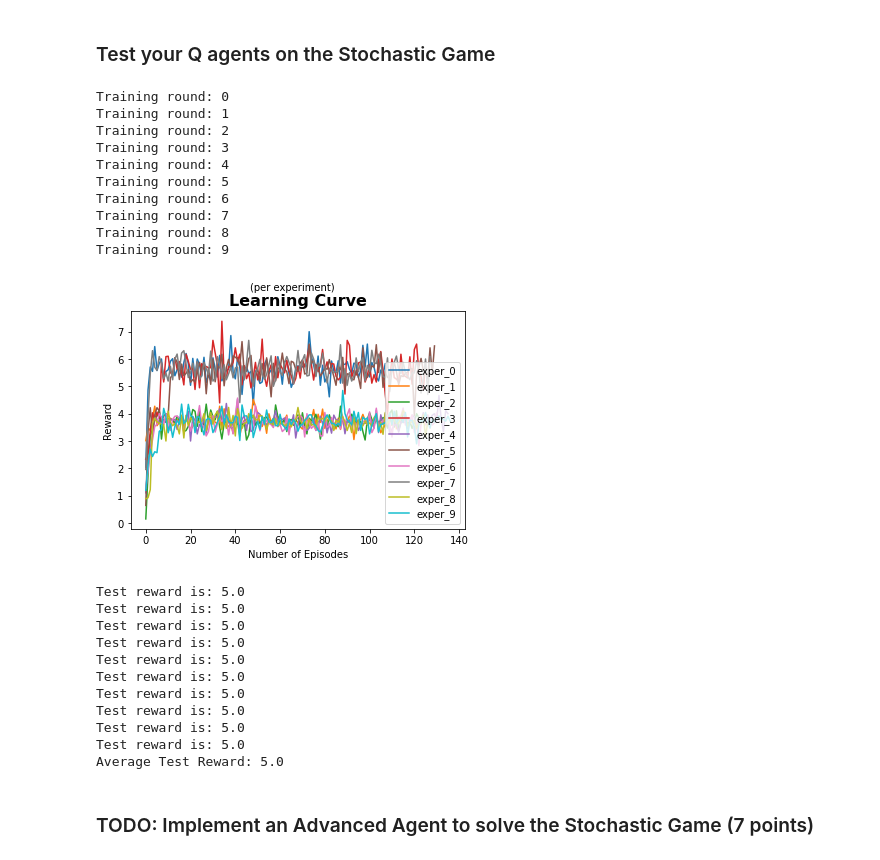
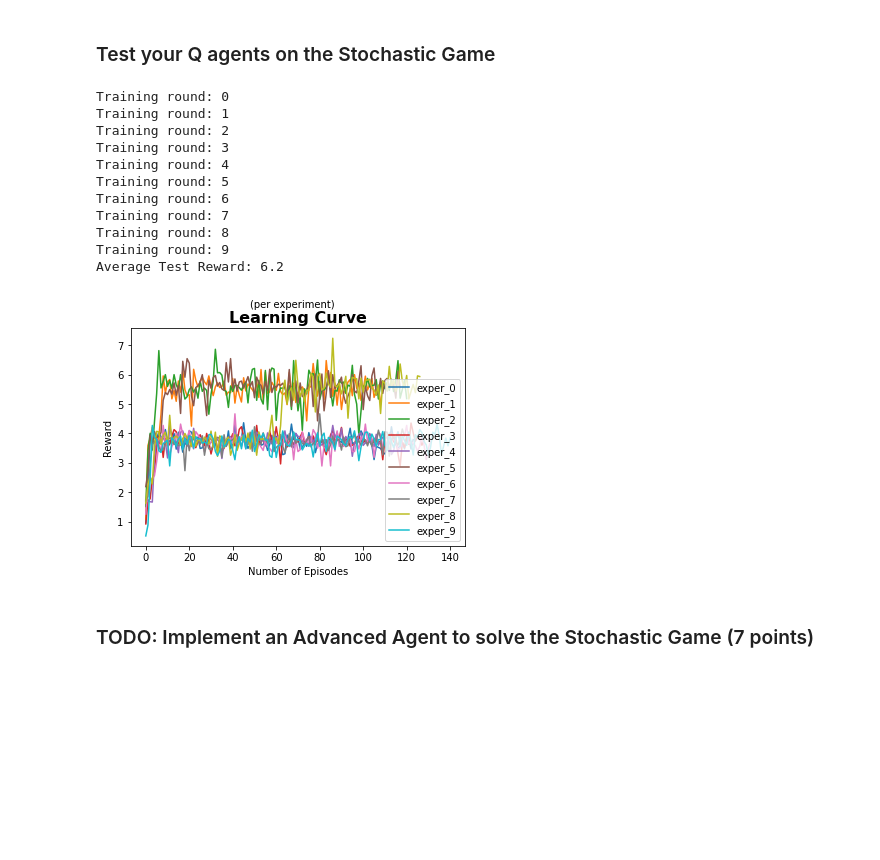
Before and after one commit to apof/Multi-Agent-RL, a Jupyter notebook: COMP0124_MAAI_2021_Individual_CW_Public.ipynb, the cells around one changed output. Cells and saved outputs as stored; diff of their text form; code cells hidden in the pictures; blank space fills up the shorter version.

```diff
--- a/COMP0124_MAAI_2021_Individual_CW_Public.ipynb
+++ b/COMP0124_MAAI_2021_Individual_CW_Public.ipynb
@@ -554,7 +554,7 @@ class QAgent(BaseQAgent):
         self.R.clear()
         self.count_R.clear()
 
-    def update(self, observation, action, reward, next_observation, done):
+    def update(self, observation, action, reward, next_observation, done, exploration):
         self.count_R[observation][action] += 1.0
         self.R[observation][action] += (reward - self.R[observation][action]) / self.count_R[observation][action]
 
@@ -572,7 +572,8 @@ class QAgent(BaseQAgent):
         Q[action] = (1-self.phi)*Q[action] + self.phi*(reward + self.gamma*V)
         self.Q[observation] = Q
 
-        self.update_policy(observation, action)
+        if(exploration == True):
+          self.update_policy(observation, action)
 
 
         self.epoch += 1
@@ -607,7 +608,7 @@ def rollout(env, agents, exploration=True, max_iter=5000, log_episode_interval=1
       next_state_n, reward_n, done_n, _ = env.step(actions)
       episode_reward += np.mean(reward_n)
       for j, (state, reward, next_state, done, agent) in enumerate(zip(state_n, reward_n, next_state_n, done_n, agents)):
-          agent.update(state, actions[j], reward, next_state, done)
+          agent.update(state, actions[j], reward, next_state, done, exploration)
       state_n = next_state_n
       if np.all(done_n):
           state_n = env.reset()
@@ -630,6 +631,9 @@ TRAINING_ROUNDS = 10
 rewards_per_round = []
 labels = []
 
+average_test_reward = 0
+
+
 for i in range(TRAINING_ROUNDS):
 
     agent_num = 2
@@ -644,69 +648,46 @@ for i in range(TRAINING_ROUNDS):
     print("Training round: " + str(i))
     train_recorded_episodes, train_recorded_episode_reward = rollout(env=env,
                                                                  agents=agents,
                                                                  exploration=True,
                                                                  max_iter=50000)
     rewards_per_round.append(train_recorded_episode_reward)
     labels.append("exper_" + str(i))
 
+    # Testing
+    test_recorded_episodes, test_recorded_episode_reward = rollout(env=env,
+                                                               agents=agents,
+                                                               exploration=False,
+                                                               max_iter=10,
+                                                               log_episode_interval=1)
+    #print('Test reward is:', np.mean(test_recorded_episode_reward))
+    average_test_reward += np.mean(test_recorded_episode_reward)
+
+print("Average Test Reward: " + str(average_test_reward/TRAINING_ROUNDS))
+
 for i in range(TRAINING_ROUNDS):
   plt.plot(rewards_per_round[i], label=labels[i])
 
 # Add legend
 plt.legend(loc='lower right')
 # Add title and x, y labels
 plt.title("Learning Curve", fontsize=16, fontweight='bold')
 plt.suptitle("(per experiment)", fontsize=10)
 plt.xlabel("Number of Episodes")
 plt.ylabel("Reward")
 plt.show()
-
-
-'''fig = plt.figure(figsize=(6, 5))
-ax = fig.add_subplot(111)
-ax.plot(train_recorded_episodes, train_recorded_episode_reward)
-ax.set_title("Learning Curve")
-ax.set_ylabel("Episodic Reward")
-ax.set_xlabel("Episodes")
-plt.tight_layout()
-plt.show()'''
-
-TESTING_ROUNDS = 10
-average_test_reward = 0
-for i in range(TESTING_ROUNDS):
-    # Testing
-    test_recorded_episodes, test_recorded_episode_reward = rollout(env=env,
-                                                               agents=agents,
-                                                               exploration=False,
-                                                               max_iter=10,
-                                                               log_episode_interval=1)
-    print('Test reward is:', np.mean(test_recorded_episode_reward))
-    average_test_reward += np.mean(test_recorded_episode_reward)
-
-print("Average Test Reward: " + str(average_test_reward/TESTING_ROUNDS))
 # %% [output]
 Training round: 0
 Training round: 1
 Training round: 2
 Training round: 3
 Training round: 4
 Training round: 5
 Training round: 6
 Training round: 7
 Training round: 8
 Training round: 9
+Average Test Reward: 6.2
-[figure, old version]
+[figure, new version]
-Test reward is: 5.0
-Test reward is: 5.0
-Test reward is: 5.0
-Test reward is: 5.0
-Test reward is: 5.0
-Test reward is: 5.0
-Test reward is: 5.0
-Test reward is: 5.0
-Test reward is: 5.0
-Test reward is: 5.0
-Average Test Reward: 5.0
 # %% [markdown]
 ### TODO: Implement an Advanced Agent to solve the Stochastic Game (7 points)
 # %% [markdown]
```
Also changed, not shown: parts of 3 cells of this notebook.
